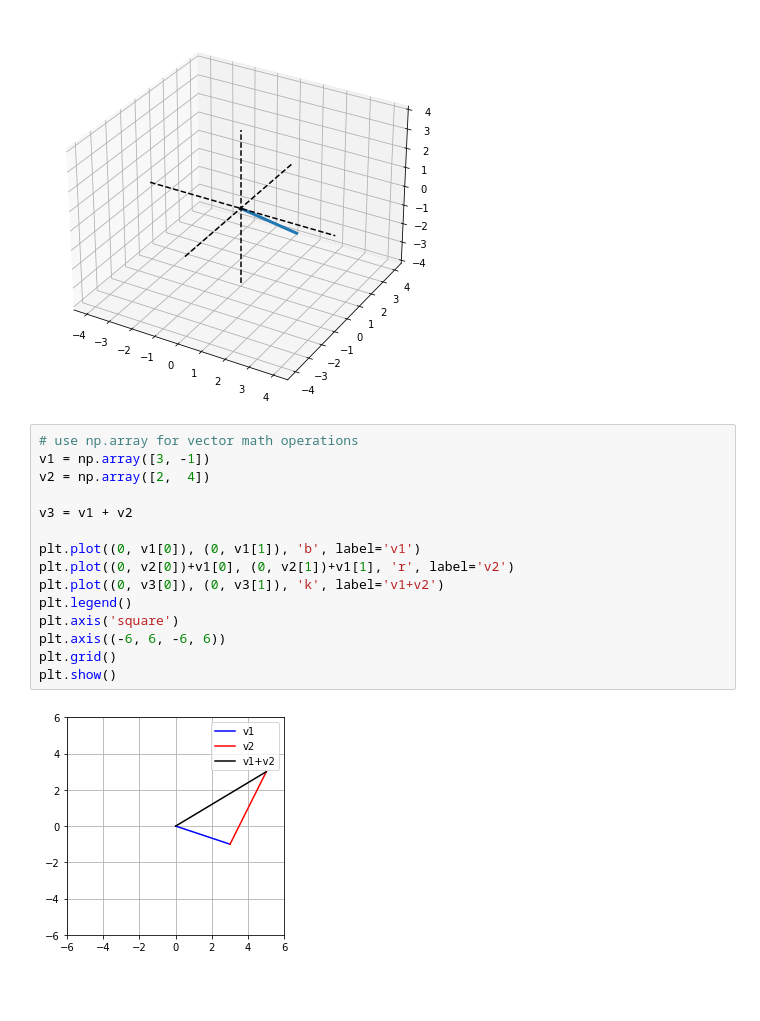
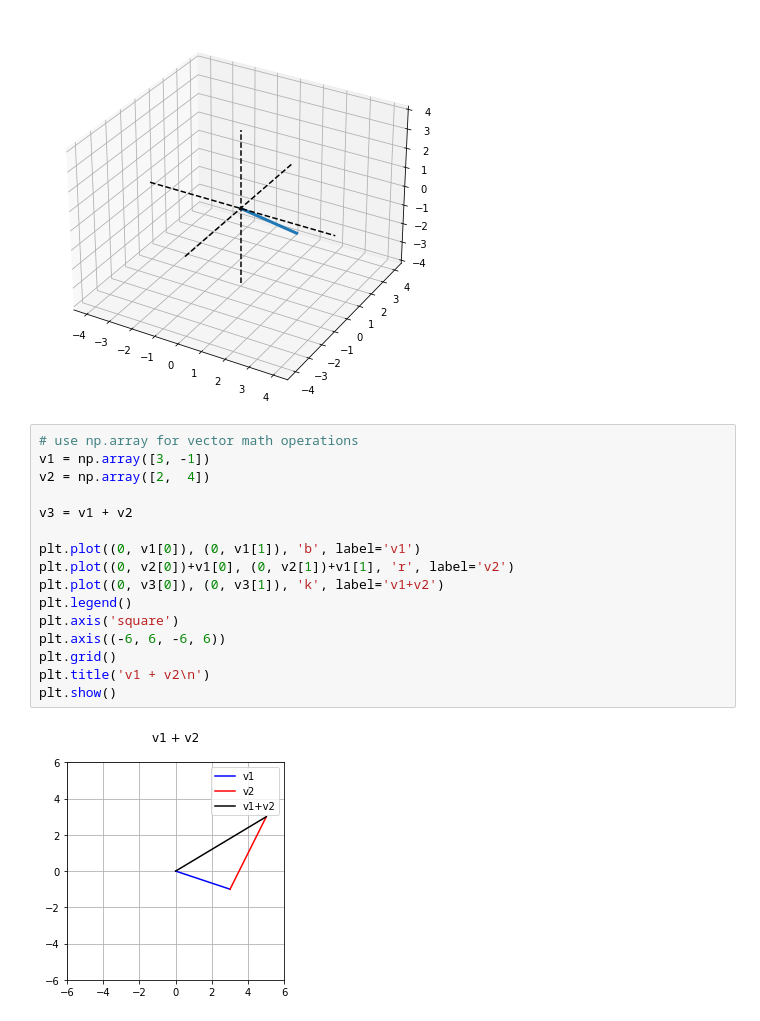
Before and after one commit to hon3g/linear-algebra-theory-and-code, a Jupyter notebook: 2_vectors.ipynb, the cells around one changed output. Drawn from its saved outputs; the diff is of its cells as text; blank space fills up the shorter version.

```diff
--- a/2_vectors.ipynb
+++ b/2_vectors.ipynb
@@ -37,17 +37,18 @@ plt.show()
 # %%
 # use np.array for vector math operations
 v1 = np.array([3, -1])
 v2 = np.array([2,  4])
 
 v3 = v1 + v2
 
 plt.plot((0, v1[0]), (0, v1[1]), 'b', label='v1')
 plt.plot((0, v2[0])+v1[0], (0, v2[1])+v1[1], 'r', label='v2')
 plt.plot((0, v3[0]), (0, v3[1]), 'k', label='v1+v2')
 plt.legend()
 plt.axis('square')
 plt.axis((-6, 6, -6, 6))
 plt.grid()
+plt.title('v1 + v2\n')
 plt.show()
 # %% [output]
-[figure, old version]
+[figure, new version]
```
Also changed, not shown: parts of 6 cells of this notebook.
